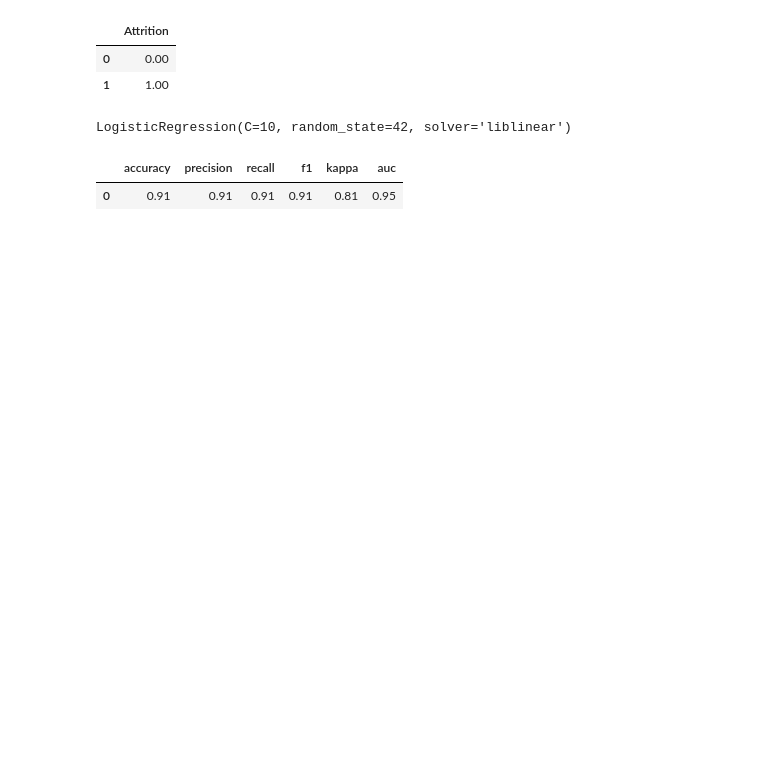
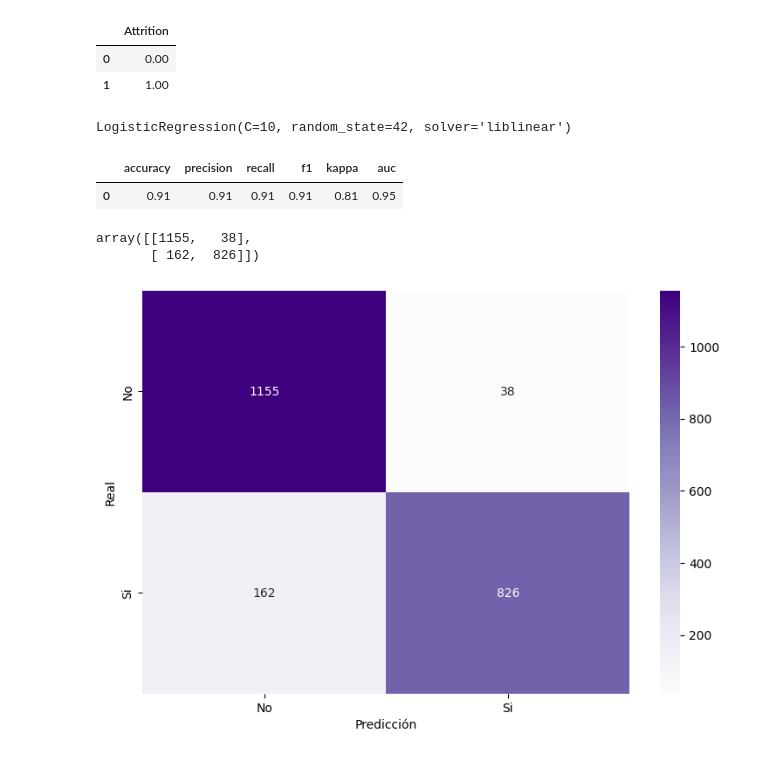
Before and after one commit to jgilsu11/Proyecto8-, a Jupyter notebook: Modelos/Modelo 3/resumen_modelos3.ipynb, the cells around one changed output. Saved outputs shown, nothing was run; the diff lists cells and outputs as text; code cells hidden in the pictures; blank space fills up the shorter version.

```diff
--- a/Modelos/Modelo 3/resumen_modelos3.ipynb
+++ b/Modelos/Modelo 3/resumen_modelos3.ipynb
@@ -333,3 +333,25 @@ metricas
 # %% [output]
 |  | accuracy | precision | recall | f1 | kappa | auc |
 | 0 | 0.91 | 0.91 | 0.91 | 0.91 | 0.81 | 0.95 |
+# %%
+matriz_confusion=confusion_matrix(y, y_pred)       #Esto nos devuelve un array y por eso vamos a hacer un hitmap
+matriz_confusion
+# %% [output]
+array([[1155,   38],
+       [ 162,  826]])
+# %%
+plt.figure(figsize=(9,6))
+etiquetas= ["No", "Si"]
+sns.heatmap(matriz_confusion,
+            annot=True,
+            fmt="d",   #formato de entero
+            xticklabels=etiquetas,
+            yticklabels=etiquetas,
+            cmap= "Purples"
+            )
+
+
+plt.xlabel("Predicción")
+plt.ylabel("Real");
+# %% [output]
+[figure, added]
```
Also changed, not shown: parts of 6 cells of this notebook, 3 other files.
